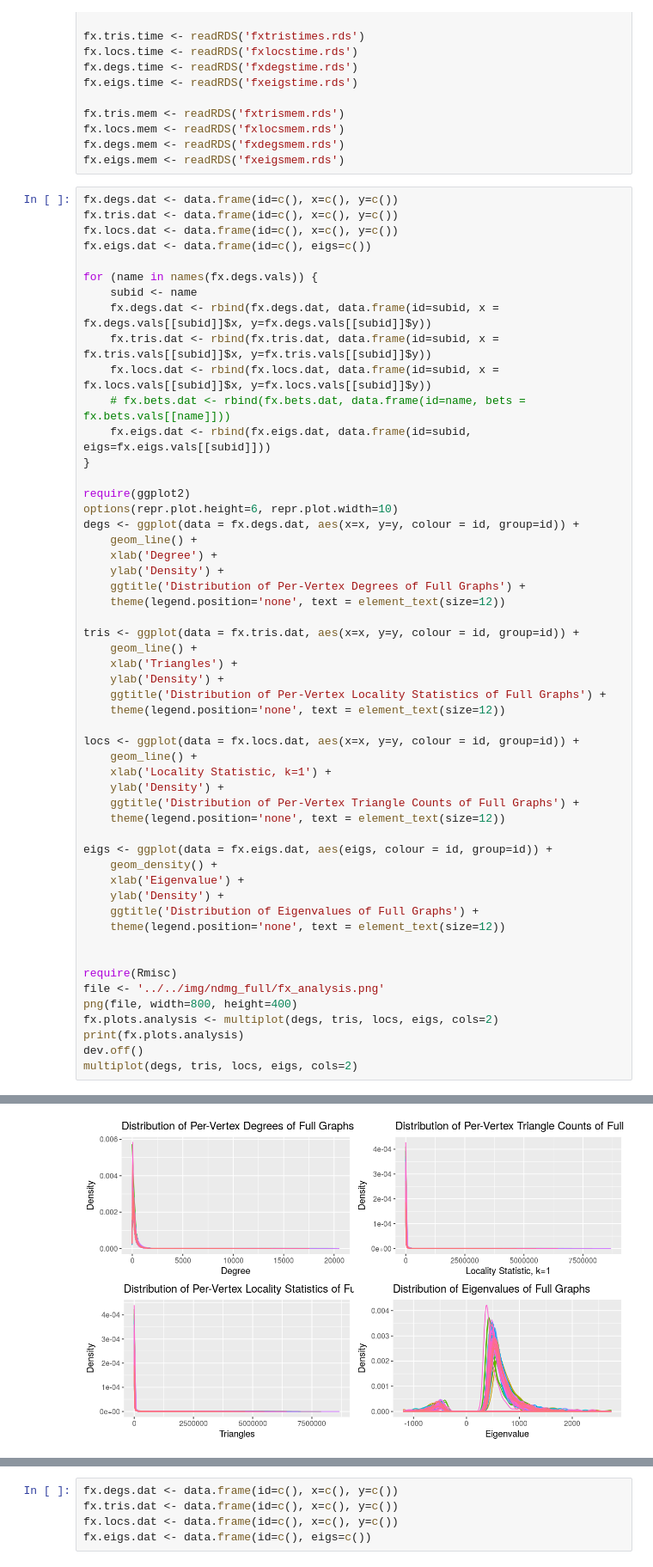
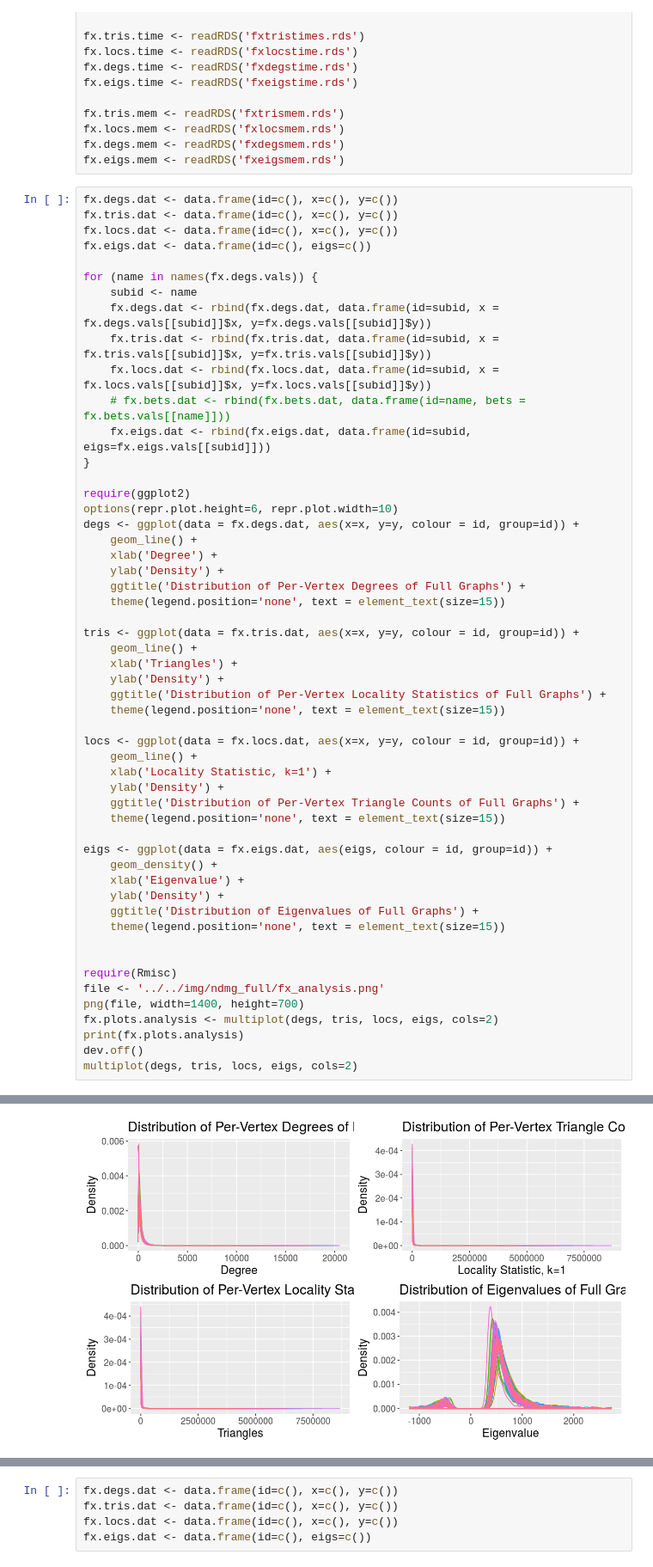
Before and after one commit to neurodata/mrilab, a Jupyter notebook: ndmg_bg_full/for_user/flashx-igraph_ndmg_notebook.ipynb, the cells around one changed output, grey strips where cells are left out. Shown at 86% size. Drawn from its saved outputs; the diff is of its cells as text.

```diff
--- a/ndmg_bg_full/for_user/flashx-igraph_ndmg_notebook.ipynb
+++ b/ndmg_bg_full/for_user/flashx-igraph_ndmg_notebook.ipynb
@@ -122,42 +122,42 @@ degs <- ggplot(data = fx.degs.dat, aes(x=x, y=y, colour = id, group=id)) +
     xlab('Degree') +
     ylab('Density') +
     ggtitle('Distribution of Per-Vertex Degrees of Full Graphs') +
-    theme(legend.position='none', text = element_text(size=12))
+    theme(legend.position='none', text = element_text(size=15))
 
 tris <- ggplot(data = fx.tris.dat, aes(x=x, y=y, colour = id, group=id)) +
     geom_line() +
     xlab('Triangles') +
     ylab('Density') +
     ggtitle('Distribution of Per-Vertex Locality Statistics of Full Graphs') +
-    theme(legend.position='none', text = element_text(size=12))
+    theme(legend.position='none', text = element_text(size=15))
 
 locs <- ggplot(data = fx.locs.dat, aes(x=x, y=y, colour = id, group=id)) +
     geom_line() +
     xlab('Locality Statistic, k=1') +
     ylab('Density') +
     ggtitle('Distribution of Per-Vertex Triangle Counts of Full Graphs') +
-    theme(legend.position='none', text = element_text(size=12))
+    theme(legend.position='none', text = element_text(size=15))
 
 eigs <- ggplot(data = fx.eigs.dat, aes(eigs, colour = id, group=id)) +
     geom_density() +
     xlab('Eigenvalue') +
     ylab('Density') +
     ggtitle('Distribution of Eigenvalues of Full Graphs') +
-    theme(legend.position='none', text = element_text(size=12))
+    theme(legend.position='none', text = element_text(size=15))
 
 
 require(Rmisc)
 file <- '../../img/ndmg_full/fx_analysis.png'
-png(file, width=800, height=400)
+png(file, width=1400, height=700)
 fx.plots.analysis <- multiplot(degs, tris, locs, eigs, cols=2)
 print(fx.plots.analysis)
 dev.off()
 multiplot(degs, tris, locs, eigs, cols=2)
 # %% [output]
 NULL
 png
   2
-[figure, old version]
+[figure, new version]
 # %%
 runtime <- data.frame(method="FlashR", func = "eigenval", time = unlist(fx.eigs.time))
 runtime <- rbind(runtime, data.frame(method="FlashR", func = "locality", time = unlist(fx.locs.time)))
```
Also changed, not shown: parts of 1 cell of this notebook.
